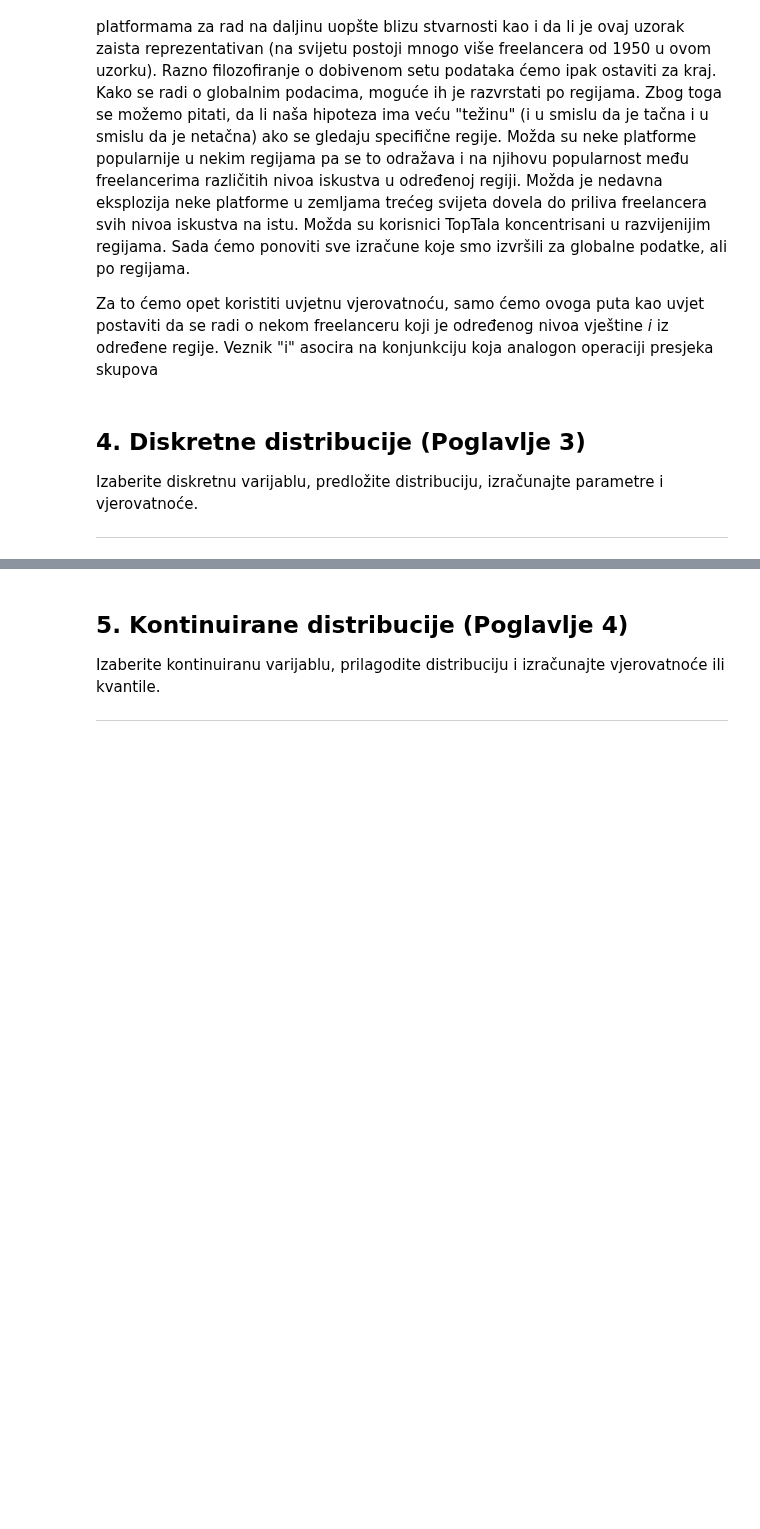
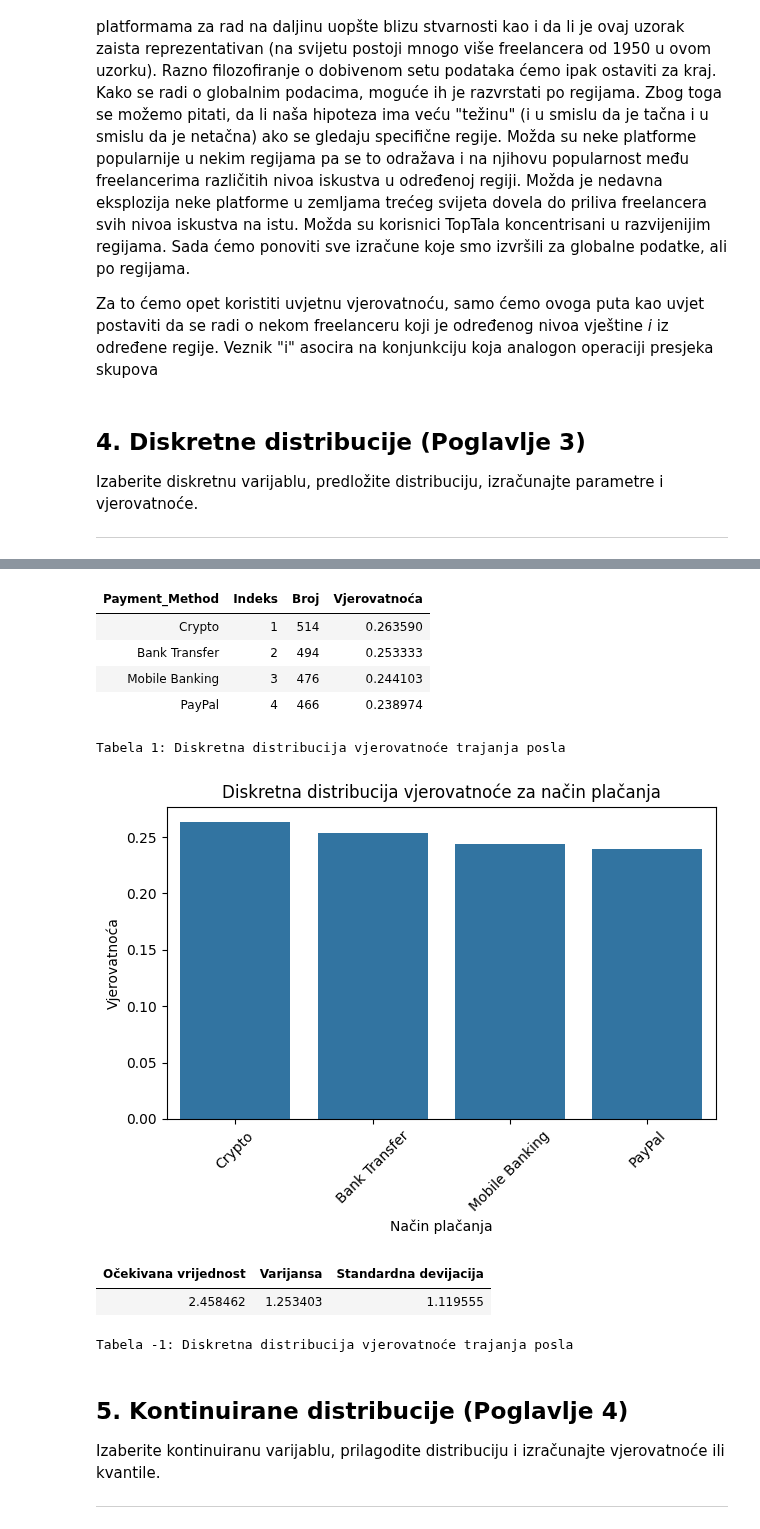
Before and after one commit to Ljut/PSAI-DSAI-datasets, a Jupyter notebook: VIS25_TIM1.ipynb, the cells around one changed output, grey strips where cells are left out. Saved outputs shown, nothing was run; the diff lists cells and outputs as text; code cells hidden in the pictures; blank space fills up the shorter version.

```diff
--- a/VIS25_TIM1.ipynb
+++ b/VIS25_TIM1.ipynb
@@ -575,3 +552,44 @@ Iz heatmape možemo vidjeti da je praktično jednak broj eksperata i početnika
+# %%
+ispisi_tabelu(
+    df,
+    kolona='Payment_Method',
+    indeksiraj=True
+)
+nacrtaj_bar_plota(
+    df,
+    'Payment_Method',
+    'Diskretna distribucija vjerovatnoće za način plačanja',
+    'Način plačanja',
+    'Vjerovatnoća'
+    )
+# %% [output]
+| Payment_Method | Indeks | Broj | Vjerovatnoća |
+| Crypto | 1 | 514 | 0.263590 |
+| Bank Transfer | 2 | 494 | 0.253333 |
+| Mobile Banking | 3 | 476 | 0.244103 |
+| PayPal | 4 | 466 | 0.238974 |
+Tabela 1: Diskretna distribucija vjerovatnoće trajanja posla
+[figure, added]
+# %%
+expected_value, variance, _ = kategoricki_izracunaj_ocekivanu_vrijednost__varijancu__standardnu_devijaciju(
+    df,
+    kolona='Payment_Method',
+    normalize=True
+)
+
+ispisi_tabelu_rezultata(
+    pd.DataFrame(
+        data={
+            "Očekivana vrijednost":[expected_value],
+            "Varijansa":[variance],
+            "Standardna devijacija":[_]
+        }
+    )
+)
+# %% [output]
+| Očekivana vrijednost | Varijansa | Standardna devijacija |
+| 2.458462 | 1.253403 | 1.119555 |
+Tabela -1: Diskretna distribucija vjerovatnoće trajanja posla
 # %% [markdown]
 ## 5. Kontinuirane distribucije (Poglavlje 4)
 
```
Also changed, not shown: parts of 41 cells of this notebook.
